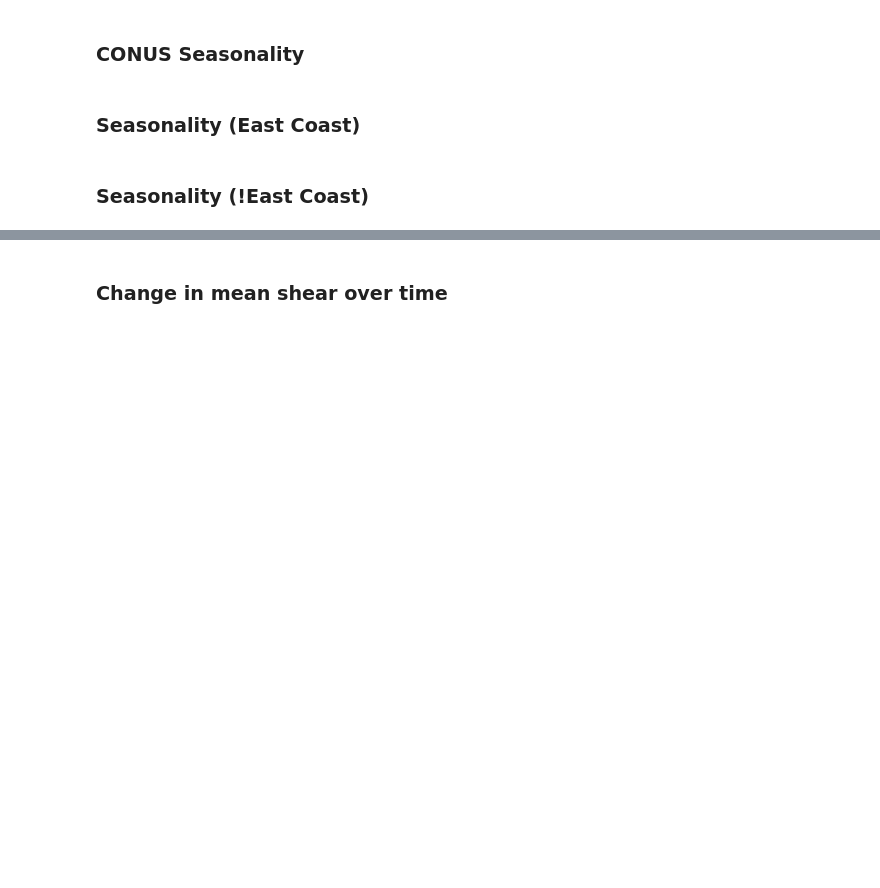
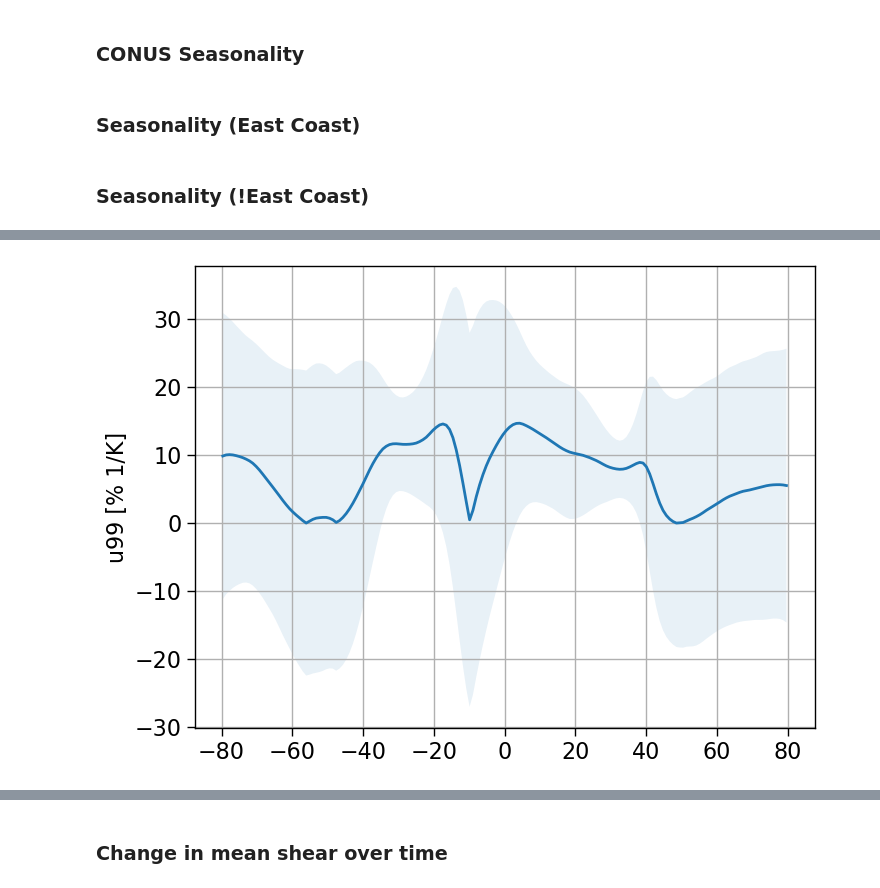
Before and after one commit to ivalencius/winds-of-change, a Jupyter notebook: CESMLENS2.ipynb, the cells around one changed output, grey strips where cells are left out. Saved outputs shown, nothing was run; the diff lists cells and outputs as text; code cells hidden in the pictures; blank space fills up the shorter version.

```diff
--- a/CESMLENS2.ipynb
+++ b/CESMLENS2.ipynb
@@ -297,9 +297,7 @@ forcings = dict(
 ### Time series
 # %%
 years = np.arange(1978, 2100)  # 1978-2099
-# Masking regions
-land_region = regionmask.defined_regions.natural_earth_v5_0_0.land_110  # Land has value 0
-countries = regionmask.defined_regions.natural_earth_v5_0_0.countries_110
+
 
 # Dict to store timeseries values
 forcing_ts = dict()
@@ -1117,0 +1075,12 @@ SH = extratropics.where(extratropics.lat < 0, drop=True)
+# %%
+# Eliminate the poles
+quantiles = xr.load_dataset('data/jet-data/jet-BHISTcmip6-LE2-1001.nc').sel(lat=slice(-80, 80))
+# quantiles_extratropical = (
+#     quantiles
+#     .where((jet.lat >= 20) | (jet.lat <= -20), np.nan)
+#     .where((jet.lat <= 60) & (jet.lat >= -60), drop=True)
+#     )
+# jet_extratropical.isel(time=0, realization=0).plot(x='lon')
+# quantiles.U200.sel(quantile=0.999).isel(time=0, realization=0).plot(
+# plt.show()
+quantiles
@@ -1117,0 +1114,34 @@ SH = extratropics.where(extratropics.lat < 0, drop=True)
+# %%
+Ts = quantiles.TS.mean(['lat', 'lon']) # surface temperature [time]
+u99 = quantiles.U200.sel(quantile=0.999, method='nearest')  # Datarray of U200 wind
+u99_norm = (u99 - u99.min())/(u99.max() - u99.min())
+def get_frac_change(winds, Ts):
+    reg = scipy.stats.linregress(winds, Ts)
+    return np.abs(reg.slope)  # Slope is oppposite in the two hemispheres
+
+def get_std(winds, Ts):
+    reg = scipy.stats.linregress(winds, Ts)
+    return reg.stderr*np.sqrt(len(Ts))
+
+frac_change = xr.apply_ufunc(
+    get_frac_change,
+    u99_norm,
+    input_core_dims=[['time']], output_core_dims=[[]],
+    kwargs={'Ts': Ts},
+    dask = 'allowed', vectorize = True
+)
+frac_std = xr.apply_ufunc(
+    get_std,
+    u99_norm,
+    input_core_dims=[['time']], output_core_dims=[[]],
+    kwargs={'Ts': Ts},
+    dask = 'allowed', vectorize = True
+)
+lats = frac_change.lat
+plt.plot(lats, frac_change)
+plt.fill_between(lats, frac_change-frac_std, frac_change+frac_std, alpha=0.1)
+
+plt.ylabel('u99 [% 1/K]')
+plt.grid(True)
+plt.show()
+# %% [output]
@@ -1117,0 +1149 @@ SH = extratropics.where(extratropics.lat < 0, drop=True)
+[figure, added]
```
Also changed, not shown: parts of 31 cells of this notebook.
